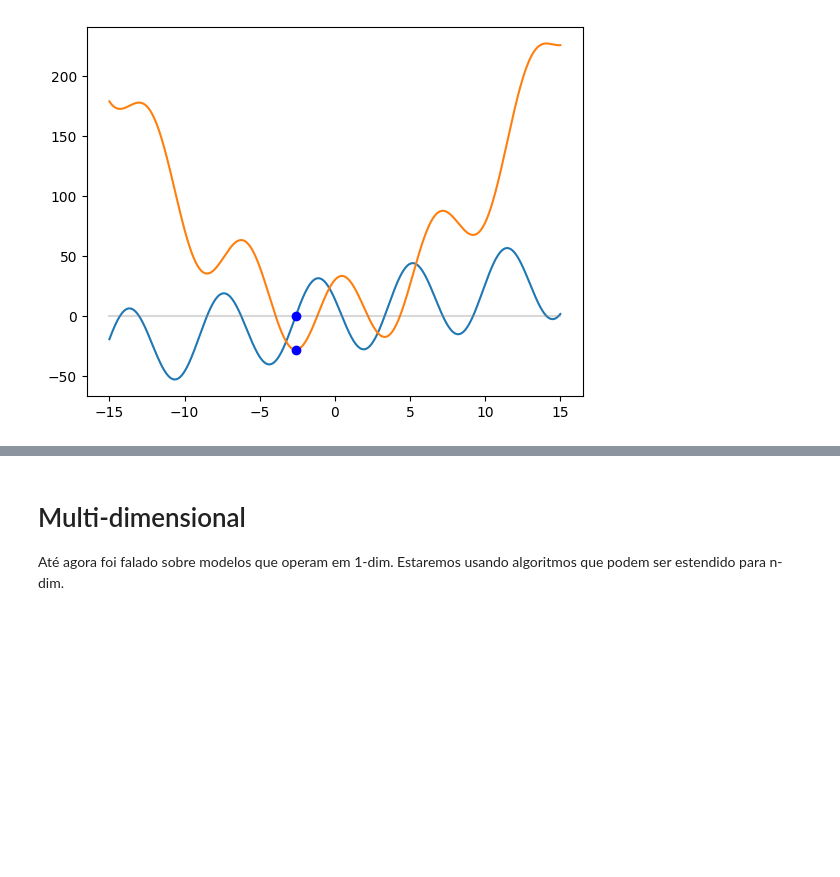
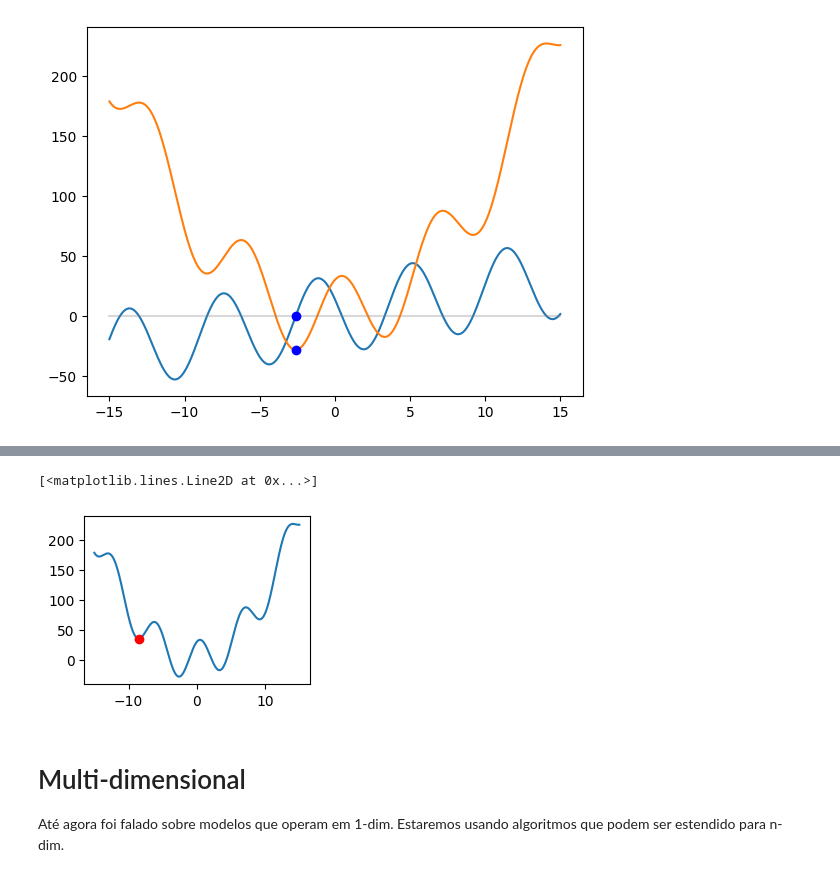
Before and after one commit to MarcoAfB/Optimization, a Jupyter notebook: Optimization_Algoritmos.ipynb, the cells around one changed output, grey strips where cells are left out. Saved outputs shown, nothing was run; the diff lists cells and outputs as text; code cells hidden in the pictures; blank space fills up the shorter version.

```diff
--- a/Optimization_Algoritmos.ipynb
+++ b/Optimization_Algoritmos.ipynb
@@ -302,3 +315,26 @@ def first_wolfecondition(f, dev_f, x, B=0.0001):
+# %%
+'''É uma condição que estimula passos que produzem uma diferença significante
+no gradient do passo estimado para o anterior, dessa forma escolhendo passos maiores'''
+def second_wolfecondition(dev_f, x, B=4, cond=0.9):
+    while abs(dev_f(x)) > 0.1:
+        direction = -dev_f(x)
+        for step in np.linspace(0.001, B, 500):
+            x_k = x + step*direction
+            if(dev_f(x_k)*(direction) >= cond*direction*dev_f(x)):
+                x = x_k
+                break
+        if step == B:
+            return x
+    return x
+
+wolf_2 = second_wolfecondition(dev_func, -12)
+ax = plt.subplot(221)
+x = np.linspace(-15, 15, 10000)
+ax.plot(x, func(x))
+ax.plot(wolf_2, func(wolf_2), "or")
+# %% [output]
+[<matplotlib.lines.Line2D at 0x...>]
+[figure, added]
 # %% [markdown]
  # Multi-dimensional
 
```
Also changed, not shown: parts of 4 cells of this notebook.
